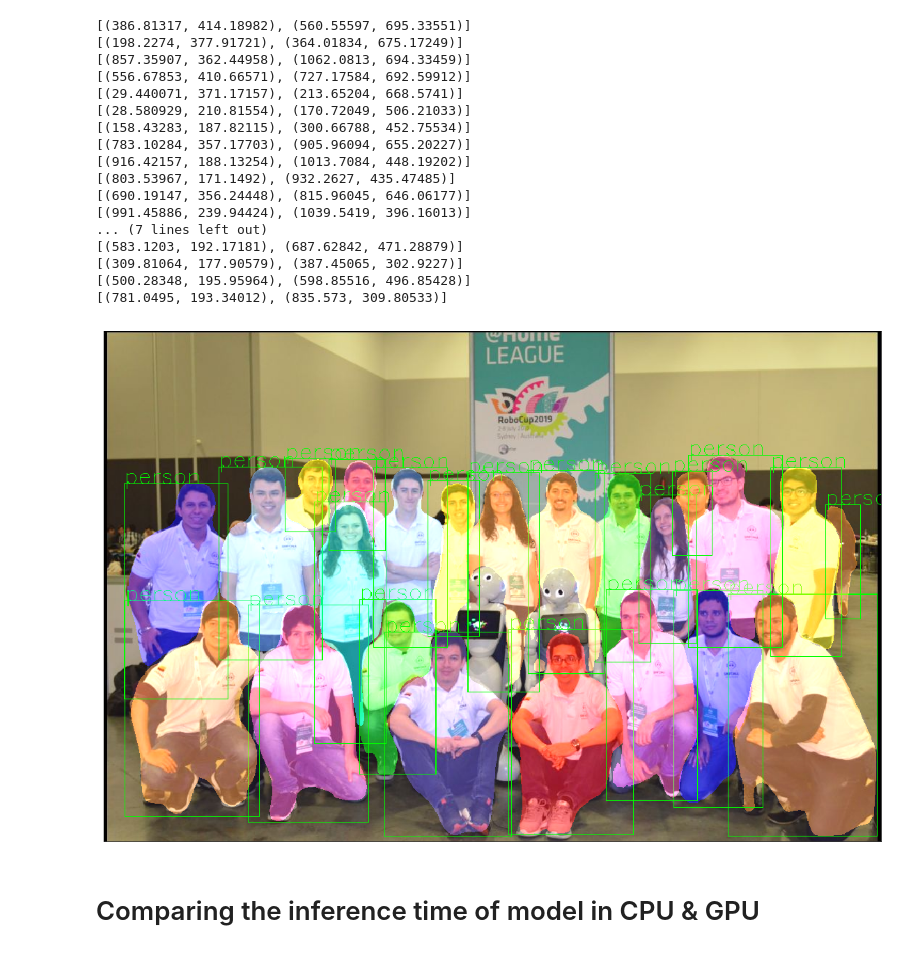
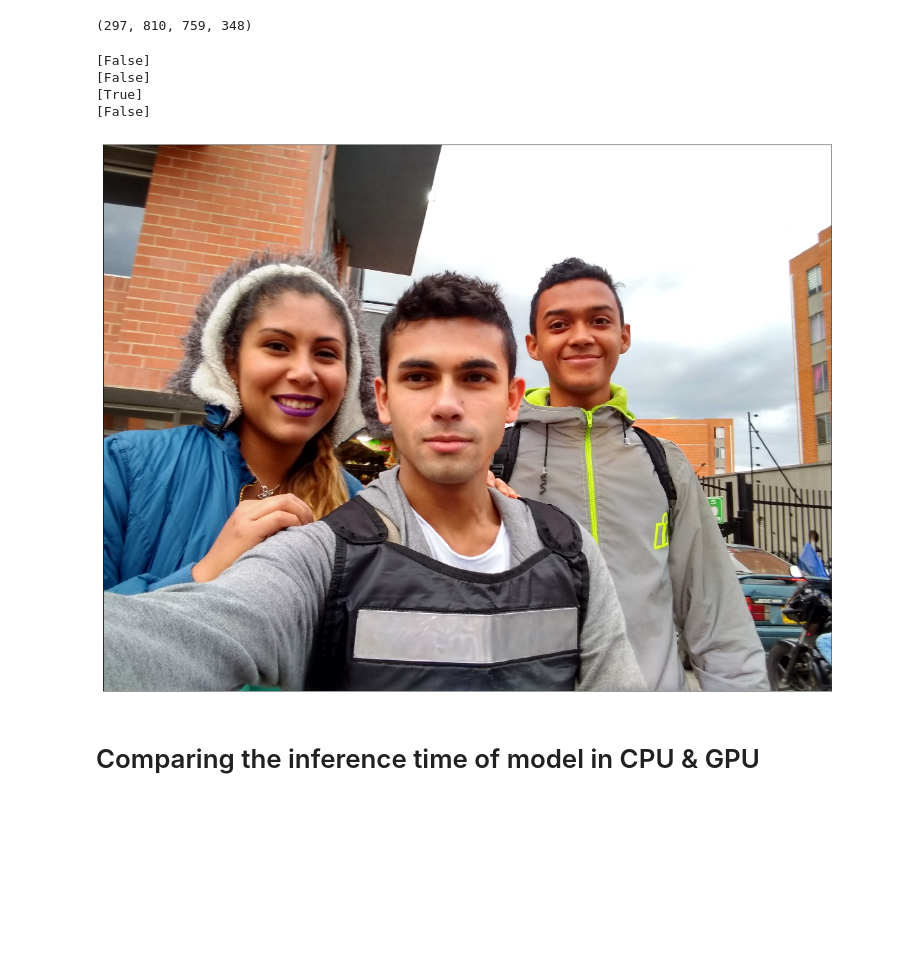
Before and after one commit to MrRomo/Python-projects, a Jupyter notebook: MaskingAndSegmentation/SegmentationOne.ipynb, the cells around one changed output. Saved outputs shown, nothing was run; the diff lists cells and outputs as text; code cells hidden in the pictures; blank space fills up the shorter version.

```diff
--- a/MaskingAndSegmentation/SegmentationOne.ipynb
+++ b/MaskingAndSegmentation/SegmentationOne.ipynb
@@ -10,6 +10,18 @@ import numpy as np
 import cv2
 import random
 import face_recognition
+# %%
+frame = cv2.imread('./obama.jpg')
+
+locations = face_recognition.face_locations(frame)[0]
+
+knownface = face_recognition.face_encodings(frame, [locations])[0]
+
+known_faces = [knownface]
+
+print (locations)
+# %% [output]
+(297, 810, 759, 348)
 # %%
 # get the pretrained model from torchvision.models
 # Note: pretrained=True will get the pretrained weights for the model.
@@ -25,11 +37,14 @@ def random_colour_masks(image):
     method:
       - the masks of each predicted object is given random colour for visualization
   """
-  colours = [[0, 255, 0],[0, 0, 255],[255, 0, 0],[0, 255, 255],[255, 255, 0],[255, 0, 255],[80, 70, 180],[250, 80, 190],[245, 145, 50],[70, 150, 250],[50, 190, 190]]
+  colours = [[0, 0, 0],[0, 0, 255],[255, 0, 0],[0, 255, 255],[255, 255, 0],[255, 0, 255],[80, 70, 180],[250, 80, 190],[245, 145, 50],[70, 150, 250],[50, 190, 190]]
   r = np.zeros_like(image).astype(np.uint8)
   g = np.zeros_like(image).astype(np.uint8)
   b = np.zeros_like(image).astype(np.uint8)
-  r[image == 1], g[image == 1], b[image == 1] = colours[random.randrange(0,10)]
+  #r[image == 1], g[image == 1], b[image == 1] = [255,255,255]
+  r[image == 1], g[image == 1], b[image == 1] = [random.randrange(0,255),random.randrange(0,255),random.randrange(0,255)]
+  #r[image == 1], g[image == 1], b[image == 1] = colours[random.randrange(0,10)]
+
   coloured_mask = np.stack([r, g, b], axis=2)
   return coloured_mask
 
@@ -70,35 +85,57 @@ def get_prediction(img_path, threshold):
   masks = (pred[0]['masks']>0.5).squeeze().detach().cpu().numpy()
   pred_class = [COCO_INSTANCE_CATEGORY_NAMES[i] for i in list(pred[0]['labels'].numpy())]
   pred_boxes = [[(i[0], i[1]), (i[2], i[3])] for i in list(pred[0]['boxes'].detach().numpy())]
+
   masks = masks[:pred_t+1]
   pred_boxes = pred_boxes[:pred_t+1]
   pred_class = pred_class[:pred_t+1]
   return masks, pred_boxes, pred_class
 
 
 def instance_segmentation_api(img_path, threshold=0.5, rect_th=3, text_size=3, text_th=3):
   """
   instance_segmentation_api
     parameters:
       - img_path - path to input image
     method:
       - prediction is obtained by get_prediction
       - each mask is given random color
       - each mask is added to the image in the ration 1:0.8 with opencv
       - final output is displayed
   """
   masks, boxes, pred_cls = get_prediction(img_path, threshold)
   img = cv2.imread(img_path)
   img = cv2.cvtColor(img, cv2.COLOR_BGR2RGB)
+  listPerson = []
   for i in range(len(masks)):
     if pred_cls[i]=='person':
-        print (boxes[i])
-        rgb_mask = random_colour_masks(masks[i])
-        img = cv2.addWeighted(img, 1, rgb_mask, 0.5, 0)
-        cv2.rectangle(img, boxes[i][0], boxes[i][1],color=(0, 255, 0), thickness=rect_th)
-        cv2.putText(img,pred_cls[i], boxes[i][0], cv2.FONT_HERSHEY_SIMPLEX, text_size, (0,255,0),thickness=text_th)
+        t,l = boxes[i][0]
+        r,b = boxes[i][1]
+        listPerson.append([(int(t),int(r),int(b),int(l)),masks[i],boxes[i]])
+
+  for i in range(len(listPerson)):
+        t,r,b,l = listPerson[i][0]
+        frame = img[t:b, l:r]
+        face_encodings = face_recognition.face_encodings(frame)
+        for face_encoding in face_encodings:
+            matches = face_recognition.compare_faces(known_faces, face_encoding, tolerance=0.4)
+            print(matches)
+            if not(matches):
+                rgb_mask = random_colour_masks(listPerson[i][1])
+                img = cv2.addWeighted(img, 1, rgb_mask, 0.5, 0)
+                cv2.rectangle(img, listPerson[i][2][0], listPerson[i][2][1],color=(0, 255, 0), thickness=rect_th)
+                cv2.putText(img,'Unknown', listPerson[i][2][0], cv2.FONT_HERSHEY_SIMPLEX, text_size, (0,255,0),thickness=text_th)
+
   plt.figure(figsize=(20,30))
   plt.imshow(img)
   plt.xticks([])
   plt.yticks([])
   plt.show()
+
+instance_segmentation_api('./ricardo2.jpg', 0.75,1,1,1)
+# %% [output]
+[False]
+[False]
+[True]
+[False]
+[figure, added]
@@ -109,25 +142,3 @@ a,b,c=colours[0]
-# %%
-#!wget https://www.wsha.org/wp-content/uploads/banner-diverse-group-of-people-2.jpg -O mrcnn_standing_people.jpg
-instance_segmentation_api('./group.jpg', 0.75,1,1,1)
-# %% [output]
-[(386.81317, 414.18982), (560.55597, 695.33551)]
-[(198.2274, 377.91721), (364.01834, 675.17249)]
-[(857.35907, 362.44958), (1062.0813, 694.33459)]
-[(556.67853, 410.66571), (727.17584, 692.59912)]
-[(29.440071, 371.17157), (213.65204, 668.5741)]
-[(28.580929, 210.81554), (170.72049, 506.21033)]
-[(158.43283, 187.82115), (300.66788, 452.75534)]
-[(783.10284, 357.17703), (905.96094, 655.20227)]
-[(916.42157, 188.13254), (1013.7084, 448.19202)]
-[(803.53967, 171.1492), (932.2627, 435.47485)]
-[(690.19147, 356.24448), (815.96045, 646.06177)]
-[(991.45886, 239.94424), (1039.5419, 396.16013)]
-... (7 lines left out)
-[(583.1203, 192.17181), (687.62842, 471.28879)]
-[(309.81064, 177.90579), (387.45065, 302.9227)]
-[(500.28348, 195.95964), (598.85516, 496.85428)]
-[(781.0495, 193.34012), (835.573, 309.80533)]
-[figure, removed]
 # %% [markdown]
 # Comparing the inference time of model in CPU & GPU
 # %%
```
Also changed, not shown: parts of 1 cell of this notebook, 36 other files.
